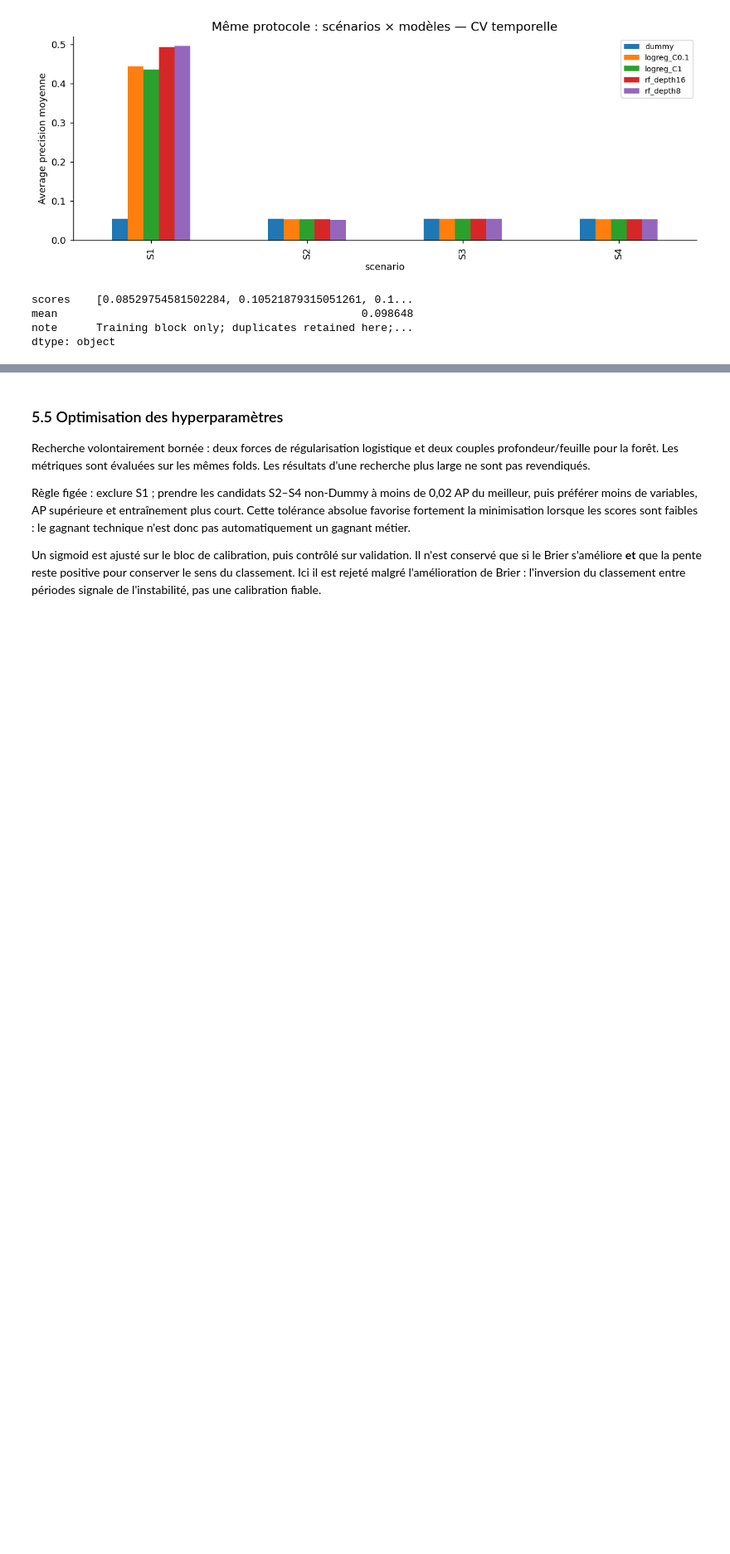
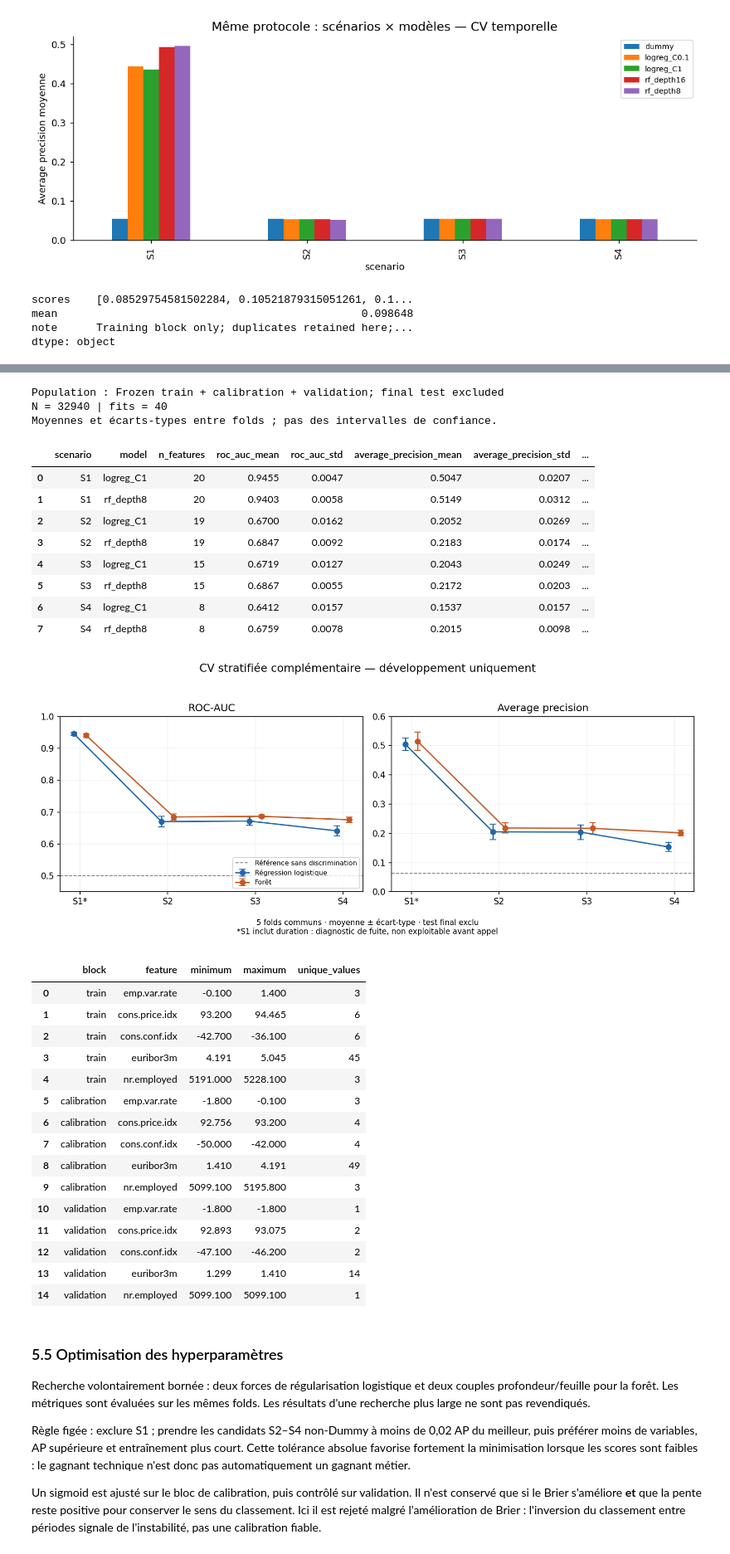
Before and after one commit to Nandodev-id/atlas-bank-marketing-ai, a Jupyter notebook: notebooks/certification.ipynb, the cells around one changed output, grey strips where cells are left out. Shown at 83% size. Saved outputs shown, nothing was run; the diff lists cells and outputs as text; code cells hidden in the pictures; blank space fills up the shorter version.

Commit message:
docs: integrate sensitivity results, fairness decision and regulatory analysis

```diff
--- a/notebooks/certification.ipynb
+++ b/notebooks/certification.ipynb
@@ -591,3 +644,45 @@ dtype: object
+# %%
+# Frozen complementary experiment: 40 fits, development data only.
+sensitivity = pd.read_csv(REPORTS / 'sensitivity/comparison.csv')
+sensitivity_protocol = read_report('sensitivity/protocol.json')
+assert sensitivity_protocol['final_test_rows_read'] == 0
+assert sensitivity_protocol['development_max_source_row'] < sensitivity_protocol['first_test_source_row']
+print('Population :', sensitivity_protocol['population'])
+print('N =', sensitivity_protocol['n_development'], '| fits =', sensitivity_protocol['fits'])
+print('Moyennes et écarts-types entre folds ; pas des intervalles de confiance.')
+display(sensitivity.round(4))
+figure('stratified_comparison.png')
+display(pd.read_csv(REPORTS / 'sensitivity/development_macro_ranges.csv'))
+# %% [output]
+Population : Frozen train + calibration + validation; final test excluded
+N = 32940 | fits = 40
+Moyennes et écarts-types entre folds ; pas des intervalles de confiance.
+|  | scenario | model | n_features | roc_auc_mean | roc_auc_std | average_precision_mean | average_precision_std | ... |
+| 0 | S1 | logreg_C1 | 20 | 0.9455 | 0.0047 | 0.5047 | 0.0207 | ... |
+| 1 | S1 | rf_depth8 | 20 | 0.9403 | 0.0058 | 0.5149 | 0.0312 | ... |
+| 2 | S2 | logreg_C1 | 19 | 0.6700 | 0.0162 | 0.2052 | 0.0269 | ... |
+| 3 | S2 | rf_depth8 | 19 | 0.6847 | 0.0092 | 0.2183 | 0.0174 | ... |
+| 4 | S3 | logreg_C1 | 15 | 0.6719 | 0.0127 | 0.2043 | 0.0249 | ... |
+| 5 | S3 | rf_depth8 | 15 | 0.6867 | 0.0055 | 0.2172 | 0.0203 | ... |
+| 6 | S4 | logreg_C1 | 8 | 0.6412 | 0.0157 | 0.1537 | 0.0157 | ... |
+| 7 | S4 | rf_depth8 | 8 | 0.6759 | 0.0078 | 0.2015 | 0.0098 | ... |
+[figure, added]
+|  | block | feature | minimum | maximum | unique_values |
+| 0 | train | emp.var.rate | -0.100 | 1.400 | 3 |
+| 1 | train | cons.price.idx | 93.200 | 94.465 | 6 |
+| 2 | train | cons.conf.idx | -42.700 | -36.100 | 6 |
+| 3 | train | euribor3m | 4.191 | 5.045 | 45 |
+| 4 | train | nr.employed | 5191.000 | 5228.100 | 3 |
+| 5 | calibration | emp.var.rate | -1.800 | -0.100 | 3 |
+| 6 | calibration | cons.price.idx | 92.756 | 93.200 | 4 |
+| 7 | calibration | cons.conf.idx | -50.000 | -42.000 | 4 |
+| 8 | calibration | euribor3m | 1.410 | 4.191 | 49 |
+| 9 | calibration | nr.employed | 5099.100 | 5195.800 | 3 |
+| 10 | validation | emp.var.rate | -1.800 | -1.800 | 1 |
+| 11 | validation | cons.price.idx | 92.893 | 93.075 | 2 |
+| 12 | validation | cons.conf.idx | -47.100 | -46.200 | 2 |
+| 13 | validation | euribor3m | 1.299 | 1.410 | 14 |
+| 14 | validation | nr.employed | 5099.100 | 5099.100 | 1 |
 # %% [markdown]
 ### 5.5 Optimisation des hyperparamètres
 
```
Also changed, not shown: parts of 7 cells of this notebook, 9 other files.
